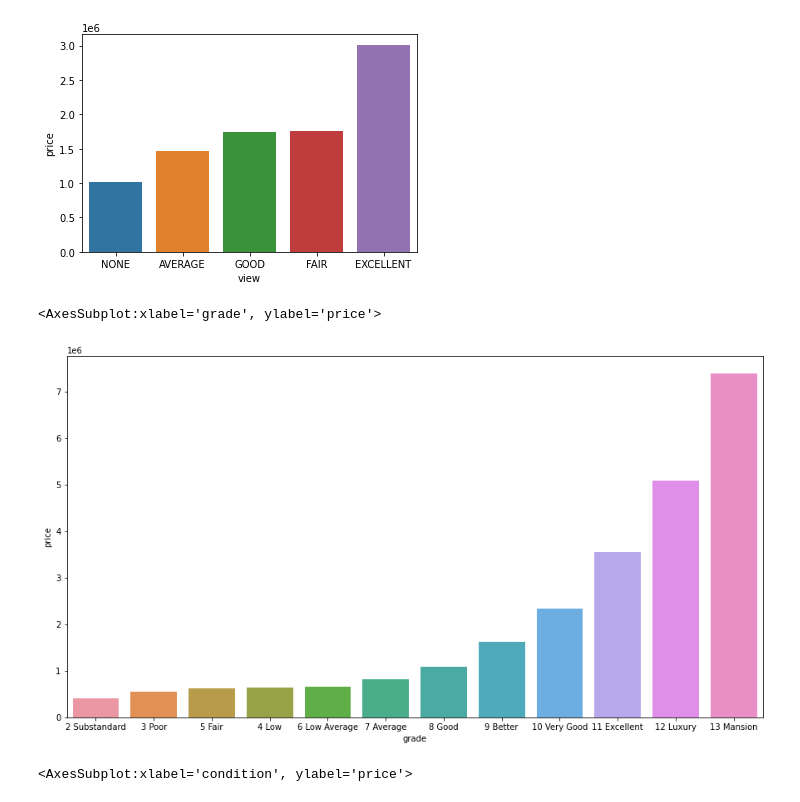
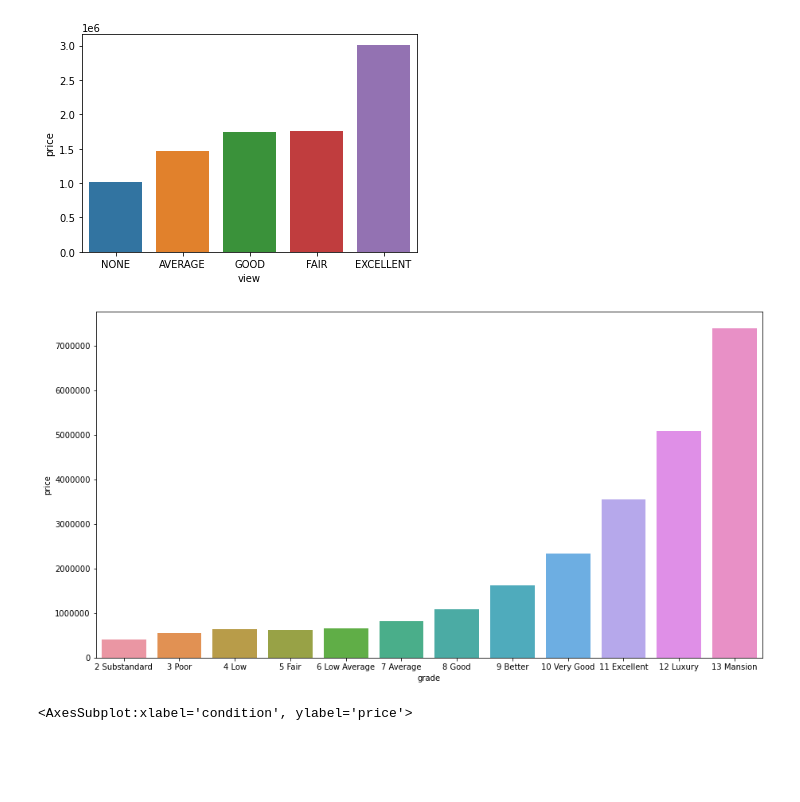
Before and after one commit to charlesmpan/SeattleHousingPricePredictor, a Jupyter notebook: Garrett_notebook.ipynb, the cells around one changed output. Cells and saved outputs as stored; diff of their text form; code cells hidden in the pictures; blank space fills up the shorter version.

```diff
--- a/Garrett_notebook.ipynb
+++ b/Garrett_notebook.ipynb
@@ -489,3 +493,5 @@ memory usage: 7.0+ MB
+# %%
+df['price_per_sqft'] = df['price'] / df['sqft_living']
 # %% [markdown]
 ## Exploratory Data Analysis
 # %%
@@ -497,13 +503,14 @@ sns.barplot(data=view_price.reset_index(), x='view', y='price')
 <AxesSubplot:xlabel='view', ylabel='price'>
 [figure]
 # %%
-grade_price = df[['price','grade']].groupby(by='grade').mean().sort_values(by='price').reset_index()
+grade_price = df[['price','grade', 'grade_num']]\
+.groupby(by='grade').mean().sort_values(by='grade_num').reset_index()
 
 fig, ax = plt.subplots(figsize=(15,8))
 sns.barplot(data=grade_price, x='grade', y='price', ax=ax)
+plt.ticklabel_format(style='plain', axis='y',useOffset=False)
 # %% [output]
-<AxesSubplot:xlabel='grade', ylabel='price'>
-[figure, old version]
+[figure, new version]
 # %%
 condition_price = df[['price','condition']].groupby(by='condition').mean().sort_values(by='price').reset_index()
 
```
Also changed, not shown: parts of 31 cells of this notebook, 1 other file.
